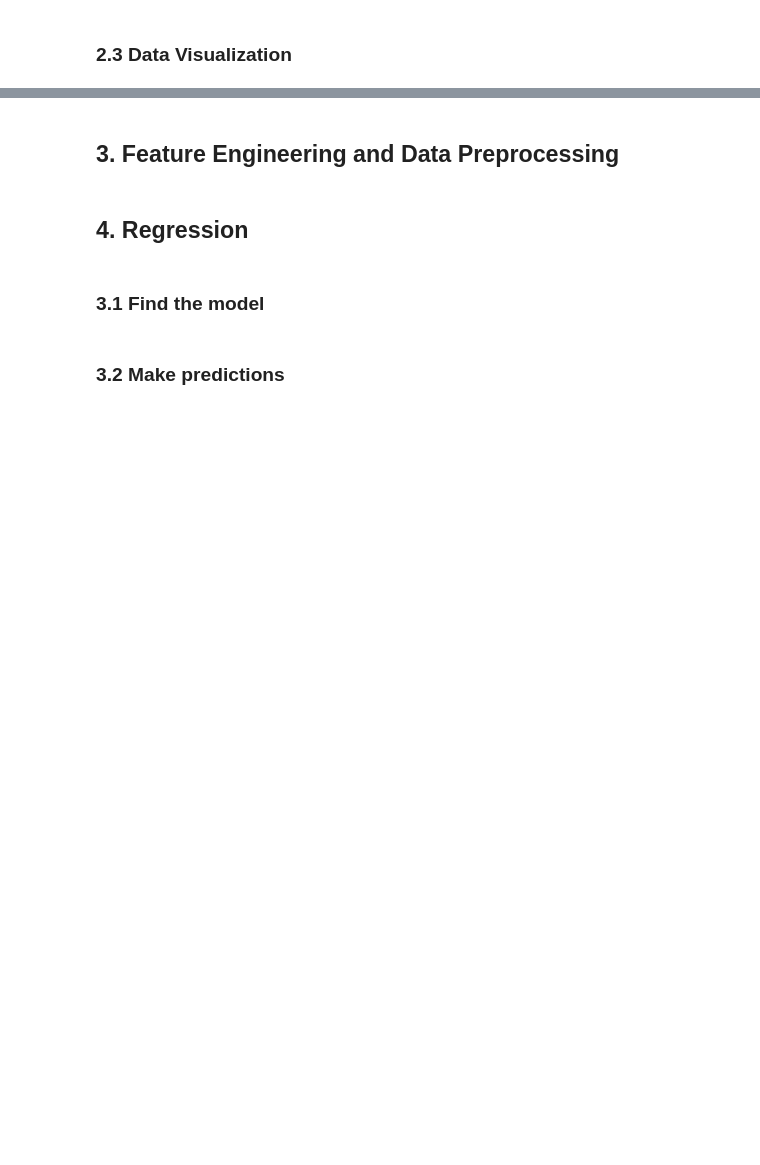
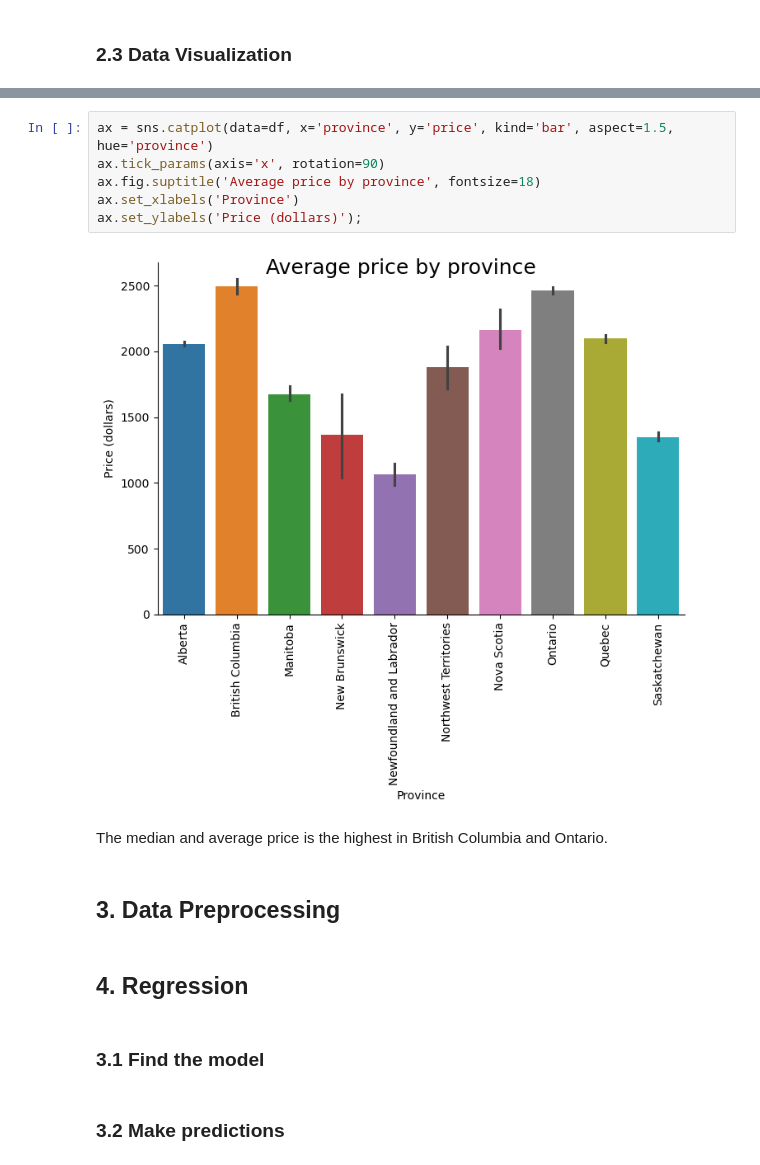
Before and after one commit to nadpierre/rental-prices-regression-project, a Jupyter notebook: RentalPricesRegression.ipynb, the cells around one changed output, grey strips where cells are left out. Cells and saved outputs as stored; diff of their text form; blank space fills up the shorter version.

```diff
--- a/RentalPricesRegression.ipynb
+++ b/RentalPricesRegression.ipynb
@@ -104,5 +333,15 @@ There doesn't seem to be a strong correlation with the price and the other numer
+# %%
+ax = sns.catplot(data=df, x='province', y='price', kind='bar', aspect=1.5, hue='province')
+ax.tick_params(axis='x', rotation=90)
+ax.fig.suptitle('Average price by province', fontsize=18)
+ax.set_xlabels('Province')
+ax.set_ylabels('Price (dollars)');
+# %% [output]
+[figure, added]
+# %% [markdown]
+The median and average price is the highest in British Columbia and Ontario.
 # %% [markdown]
-## 3. Feature Engineering and Data Preprocessing
+## 3. Data Preprocessing
 # %% [markdown]
 ## 4. Regression
 # %% [markdown]
```
Also changed, not shown: parts of 55 cells of this notebook.
